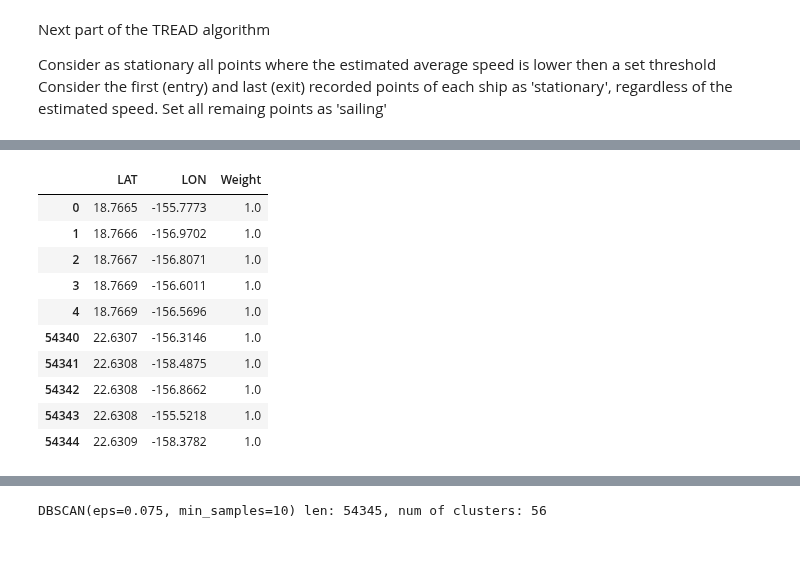
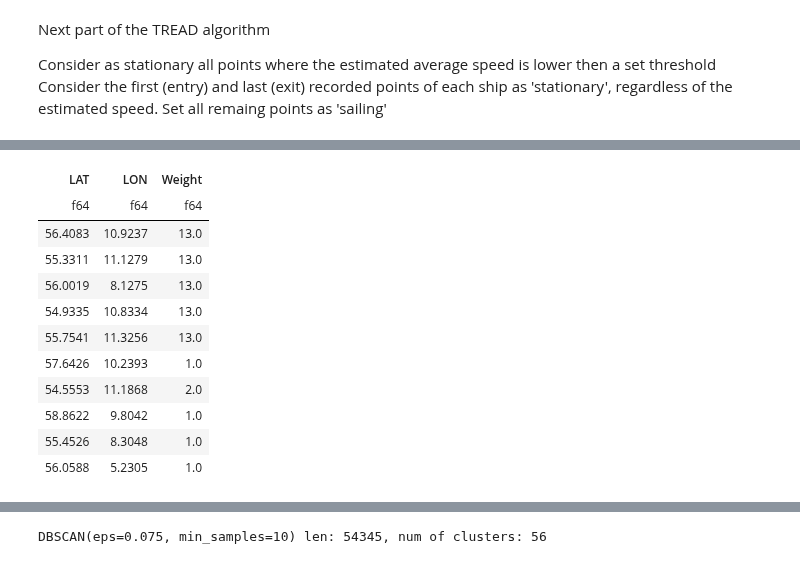
Before and after one commit to Accazeta/AIS_data_analysis, a Jupyter notebook: src/Denmark/TREAD.ipynb, the cells around one changed output, grey strips where cells are left out. Saved outputs shown, nothing was run; the diff lists cells and outputs as text; code cells hidden in the pictures.

```diff
--- a/src/Denmark/TREAD.ipynb
+++ b/src/Denmark/TREAD.ipynb
@@ -342,17 +438,13 @@ plt.legend(['Avg_Speed', 'SOG'])
 # %%
 # aggregate all the points back into a single dataframe
-concatDF = p.concat(V_s, ignore_index=True).copy()
-
+concatDF = pl.concat(V_s)
 # Extract all the stationary points in a single dataframe
-stationaryDF = p.DataFrame(columns=V_s[0].columns) # new empty df
-
+stationaryDF = pl.DataFrame(schema=V_s[0].schema) # new empty df
 # stationary points include all points that are useful for extracting routes
-stationaryDF = concatDF[(concatDF['EstimatedStatus'] == 'stationary') |
-                        (concatDF['EstimatedStatus'] == 'entry') |
-                        (concatDF['EstimatedStatus'] == 'exit')
-                        ].copy()
-
-stationaryDF.reset_index(inplace=True)
-
-print(f'{(stationaryDF.shape[0]/optimized_df.shape[0]) * 100: .2f}% of points are stationary!')
+stationaryDF = concatDF.filter(
+    (pl.col('EstimatedStatus') == 'stationary') |
+    (pl.col('EstimatedStatus') == 'entry') |
+    (pl.col('EstimatedStatus') == 'exit')
+)
+print(f'{(stationaryDF.height/optimized_df.height) * 100: .2f}% of points are stationary!')
 # %% [output]
@@ -360,20 +460,36 @@ print(f'{(stationaryDF.shape[0]/optimized_df.shape[0]) * 100: .2f}% of points ar
 # %%
 # Some computationl tricks in order to save some time
-print(f'Currently there are {stationaryDF.shape[0]} stationary points!')
+print(f'Currently there are {stationaryDF.height} stationary points!')
 # Group-by same (lat,lon) pairs and count occurrencies
-groupedDF = stationaryDF.groupby(['LAT', 'LON']).size().reset_index(name='Weight')
-print(f'The new df has {groupedDF.shape[0]} rows!')
-print("Pair with most occurrencies: \n" + str(groupedDF.iloc[groupedDF['Weight'].idxmax(), :]) + '\n')
+groupedDF = (stationaryDF
+    .group_by(['LAT', 'LON'])
+    .agg(pl.len().alias('Weight'))
+)
+print(f'The new df has {groupedDF.height} rows!')
+
+# Find the index of the maximum value before applying the logarithm
+max_weight_row = groupedDF.filter(pl.col('Weight') == pl.col('Weight').max()).row(0)
+print("Pair with most occurrencies: \n" + str(max_weight_row) + '\n')
 
 # Apply log2() (base-2 logarithm) to the 'weight' column in order to rescale its values
-groupedDF['Weight'] = np.round(
-                                np.log2(groupedDF['Weight']),
-                                decimals=0
-                            )
-# The minimum weight should be 1, so any zero is arbitrarly replaced
-groupedDF['Weight'] = groupedDF['Weight'].replace(0,1)
+groupedDF = groupedDF.with_columns(
+    pl.col('Weight')
+    .map_elements(lambda x: np.round(np.log2(x), decimals=0), return_dtype=pl.Float64)
+    .alias('Weight')
+)
+# The minimum weight should be 1, so any zero is arbitrarly replaced with 1.
+groupedDF = groupedDF.with_columns(
+    pl.when(pl.col('Weight') == 0)
+    .then(1)
+    .otherwise(pl.col('Weight'))
+    .alias('Weight')
+)
+display(pl.concat([groupedDF.sort(by='Weight', descending=True).head(5), groupedDF.tail(5)]))
 
-display(p.concat([groupedDF.head(5), groupedDF.tail(5)]))
-
-print("Pair with most occurrencies: \n" + str(groupedDF.iloc[groupedDF['Weight'].idxmax(), :]) + '\n')
+# To find the same LAT,LON pair after the transformation, use the saved values
+lat_value, lon_value = max_weight_row[0], max_weight_row[1]
+max_pair_after_transform = groupedDF.filter(
+    (pl.col('LAT') == lat_value) & (pl.col('LON') == lon_value)
+).row(0)
+print("Pair with most occurrencies: \n" + str(max_pair_after_transform) + '\n')
 # %% [output]
@@ -387,11 +501,12 @@ Name: 38040, dtype: float64
-|  | LAT | LON | Weight |
-| 0 | 18.7665 | -155.7773 | 1.0 |
-| 1 | 18.7666 | -156.9702 | 1.0 |
-| 2 | 18.7667 | -156.8071 | 1.0 |
-| 3 | 18.7669 | -156.6011 | 1.0 |
-| 4 | 18.7669 | -156.5696 | 1.0 |
-| 54340 | 22.6307 | -156.3146 | 1.0 |
-| 54341 | 22.6308 | -158.4875 | 1.0 |
-| 54342 | 22.6308 | -156.8662 | 1.0 |
-| 54343 | 22.6308 | -155.5218 | 1.0 |
-| 54344 | 22.6309 | -158.3782 | 1.0 |
+| LAT | LON | Weight |
+| f64 | f64 | f64 |
+| 56.4083 | 10.9237 | 13.0 |
+| 55.3311 | 11.1279 | 13.0 |
+| 56.0019 | 8.1275 | 13.0 |
+| 54.9335 | 10.8334 | 13.0 |
+| 55.7541 | 11.3256 | 13.0 |
+| 57.6426 | 10.2393 | 1.0 |
+| 54.5553 | 11.1868 | 2.0 |
+| 58.8622 | 9.8042 | 1.0 |
+| 55.4526 | 8.3048 | 1.0 |
+| 56.0588 | 5.2305 | 1.0 |
```
Also changed, not shown: parts of 17 cells of this notebook.
